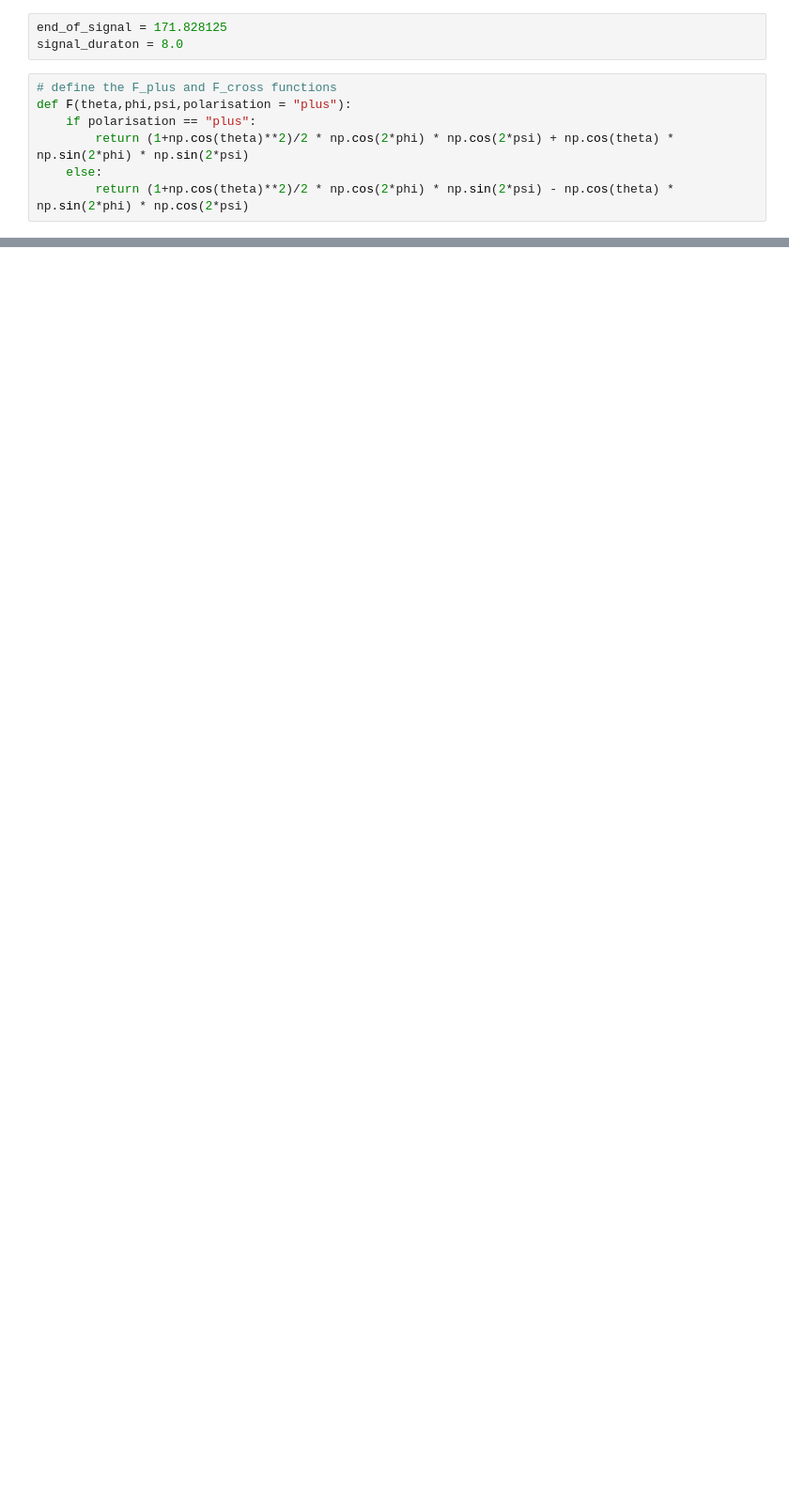
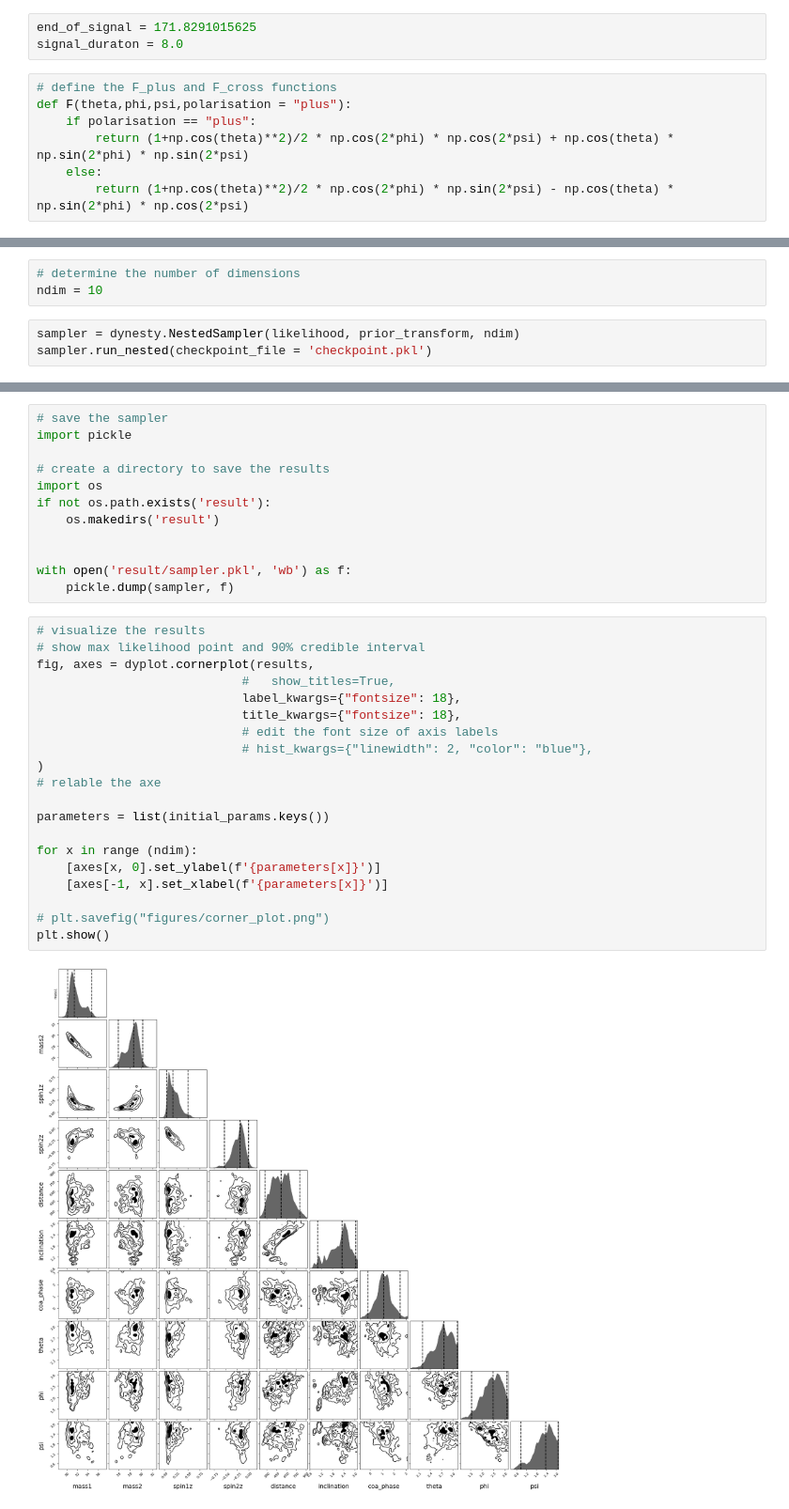
Before and after one commit to ZhongXinyu/Gravitational-Waves-Detection, a Jupyter notebook: part3.ipynb, the cells around one changed output, grey strips where cells are left out. Shown at 94% size. Saved outputs shown, nothing was run; the diff lists cells and outputs as text; blank space fills up the shorter version.

```diff
--- a/part3.ipynb
+++ b/part3.ipynb
@@ -43,7 +45,7 @@ def SNR(a, b, Sn, frequency_spacing):
     inner = inner_product(a, b, Sn, frequency_spacing)
     return np.sqrt(inner * 4)
 # %%
-end_of_signal = 171.828125
+end_of_signal = 171.8291015625
 signal_duraton = 8.0
 # %%
 # define the F_plus and F_cross functions
@@ -411,0 +314,6 @@ fig, axes = dyplot.traceplot(results, truths=np.zeros(10),
+# %%
+# determine the number of dimensions
+ndim = 10
+# %%
+sampler = dynesty.NestedSampler(likelihood, prior_transform, ndim)
+sampler.run_nested(checkpoint_file = 'checkpoint.pkl')
@@ -411,0 +329,34 @@ fig, axes = dyplot.traceplot(results, truths=np.zeros(10),
+# %%
+# save the sampler
+import pickle
+
+# create a directory to save the results
+import os
+if not os.path.exists('result'):
+    os.makedirs('result')
+
+
+with open('result/sampler.pkl', 'wb') as f:
+    pickle.dump(sampler, f)
+# %%
+# visualize the results
+# show max likelihood point and 90% credible interval
+fig, axes = dyplot.cornerplot(results,
+                            #   show_titles=True,
+                            label_kwargs={"fontsize": 18},
+                            title_kwargs={"fontsize": 18},
+                            # edit the font size of axis labels
+                            # hist_kwargs={"linewidth": 2, "color": "blue"},
+)
+# relable the axe
+
+parameters = list(initial_params.keys())
+
+for x in range (ndim):
+    [axes[x, 0].set_ylabel(f'{parameters[x]}')]
+    [axes[-1, x].set_xlabel(f'{parameters[x]}')]
+
+# plt.savefig("figures/corner_plot.png")
+plt.show()
+# %% [output]
+[figure, added]
```
Also changed, not shown: parts of 34 cells of this notebook.
